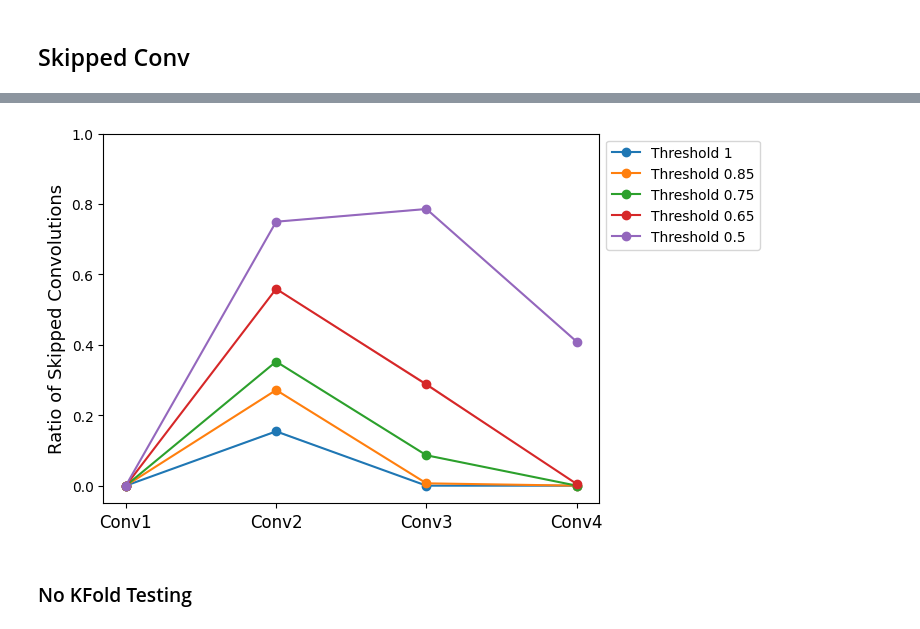
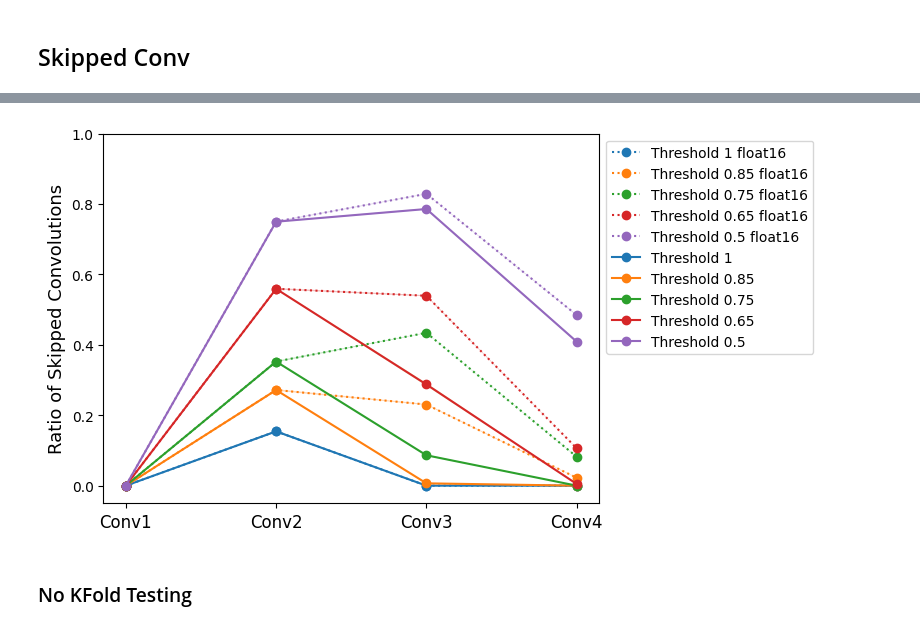
Before and after one commit to InesGP/UNET-nan-operations, a Jupyter notebook: mnist_usecase/NaN_MNIST.ipynb, the cells around one changed output, grey strips where cells are left out. Saved outputs shown, nothing was run; the diff lists cells and outputs as text; code cells hidden in the pictures.

```diff
--- a/mnist_usecase/NaN_MNIST.ipynb
+++ b/mnist_usecase/NaN_MNIST.ipynb
@@ -8,3 +8,20 @@ import numpy as np
 import re
 from collections import defaultdict
 from sklearn.metrics import precision_score, recall_score, f1_score, accuracy_score, classification_report
+# %%
+for thresh in ['1.0', '0.85', '0.75', '0.65', '0.5',]:
+    fig, axes = plt.subplots(1,4, figsize=(15,5))
+    for i in range(1,5):
+        layer = pickle.load(open(f'embeddings/conv{i}_{thresh}_float16.pkl', 'rb'))
+        # print(layer.shape)
+        sns.heatmap(layer[10,5], ax=axes[i-1])
+    fig.suptitle(f" {thresh} Pool")
+
+    fig, axes = plt.subplots(1,4, figsize=(15,5))
+    for i in range(1,5):
+        layer = pickle.load(open(f'embeddings/pool{i}_{thresh}_float16.pkl', 'rb'))
+        # print(layer.shape)
+        sns.heatmap(layer[10,5], ax=axes[i-1])
+
+    fig.suptitle(f" {thresh} Pool")
+    # break
@@ -58,7 +93,7 @@ thresh_mean
 # %% [markdown]
 ## Skipped Conv
 # %%
-def parse_folds(file_path, conv_and_acc=True):
+def parse_folds(file_path, conv_and_acc=True, cross_val_mean_loc=-3):
     # Initialize the nested result dictionary
     result = {}
 
@@ -89,8 +124,8 @@ def parse_folds(file_path, conv_and_acc=True):
         # Extract accuracy
         accuracy = None
         if "Accuracy" in lines[-1]:
-            if fold_key == 'fold5' and "Accuracy" in lines[-3]:
-                text = lines[-3]
+            if fold_key == 'fold5' and "Accuracy" in lines[cross_val_mean_loc]:
+                text = lines[cross_val_mean_loc]
             else:
                 text = lines[-1]
 
@@ -109,34 +144,43 @@ def parse_folds(file_path, conv_and_acc=True):
 # print(f"Baseline Accuracy Mean {np.mean(baseline_data)} Standard Deviation {np.std(baseline_data):.2f}")
 # print(baseline_data)
 
-thresh_mnist = {}
-for num, thresh in enumerate(['1', '0.85', '0.75', '0.65', '0.5' ]):
+colors = ['tab:blue', 'tab:orange', 'tab:green', 'tab:red', 'tab:purple']
 
-    thresh_mnist[thresh] = {}
-    file_path = f'slurm/nan_mnist_test_{num}.out'  # Replace with the actual file path
-    parsed_data = parse_folds(file_path)
+for file_path in ['nan_reducedprec_mnist_test', 'metrics/nan_mnist_test']:
+    if 'reduce' in file_path: precision = 'float16'
+    else: precision = ''
 
-    fold_skipconv = []
-    acc_metric = []
-    for fold in parsed_data:
-        # print(fold, parsed_data[fold].values())
-        fold_skipconv.append(list(parsed_data[fold].values())[:-1])
-        acc_metric.append(list(parsed_data[fold].values())[-1])
-        # plt.plot(list(parsed_data[fold].values())[1:-1], marker='o', label=f'Fold {fold}')
+    thresh_mnist = {}
+    for num, thresh in enumerate(['1', '0.85', '0.75', '0.65', '0.5' ]):
 
-    print(f"Threshold {thresh} Accuracy Mean {np.mean(acc_metric)} Standard Deviation {np.std(acc_metric):.2f}")
-    print(acc_metric)
-    avg = np.mean( np.array(fold_skipconv) , axis=0)
-    stdev = np.std( np.array(fold_skipconv) ,axis=0)
-    print(avg)
-    plt.plot(avg, marker='o', label=f'Threshold {thresh}')
-    plt.fill_between(range(len( np.array(fold_skipconv)[0] )), avg - stdev, avg + stdev, alpha=0.3)
-    plt.xticks(np.arange(4), ['Conv1', 'Conv2', 'Conv3', 'Conv4'], fontsize=12);
+        thresh_mnist[thresh] = {}
+        if precision == 'float16':
+            parsed_data = parse_folds(f'{file_path}_{num}.out', cross_val_mean_loc=-3)
+        else: parsed_data = parse_folds(f'{file_path}_{num}.out', cross_val_mean_loc=-3)
 
-# plt.legend()
-plt.ylim(-0.05,1)
-plt.ylabel("Ratio of Skipped Convolutions", fontsize=13)
-plt.legend(loc="upper left", bbox_to_anchor=(1, 1));
-# plt.title('Skipped Convolutions Averaged Across Folds');
-plt.savefig('/home/inesgp/mnist/mnist_skipconv.pdf', format="pdf", bbox_inches="tight")
+        fold_skipconv = []
+        acc_metric = []
+        for fold in parsed_data:
+            # print(fold, parsed_data[fold].values())
+            fold_skipconv.append(list(parsed_data[fold].values())[:-1])
+            acc_metric.append(list(parsed_data[fold].values())[-1])
+            # plt.plot(list(parsed_data[fold].values())[1:-1], marker='o', label=f'Fold {fold}')
+
+        print(f"Threshold {thresh} Accuracy Mean {np.mean(acc_metric)} Standard Deviation {np.std(acc_metric):.2f}")
+        print(acc_metric)
+        avg = np.mean( np.array(fold_skipconv) , axis=0)
+        stdev = np.std( np.array(fold_skipconv) ,axis=0)
+        if precision == 'float16':
+            plt.plot(avg, marker='o', linestyle='dotted', color=colors[num], label=f'Threshold {thresh} {precision}')
+        else:
+            plt.plot(avg, marker='o', color=colors[num], label=f'Threshold {thresh}')
+        plt.fill_between(range(len( np.array(fold_skipconv)[0] )), avg - stdev, avg + stdev, alpha=0.3)
+        plt.xticks(np.arange(4), ['Conv1', 'Conv2', 'Conv3', 'Conv4'], fontsize=12);
+
+    # plt.legend()
+    plt.ylim(-0.05,1)
+    plt.ylabel("Ratio of Skipped Convolutions", fontsize=13)
+    plt.legend(loc="upper left", bbox_to_anchor=(1, 1));
+    # plt.title('Skipped Convolutions Averaged Across Folds');
+    # plt.savefig('/home/inesgp/mnist/mnist_skipconv.pdf', format="pdf", bbox_inches="tight")
 # %% [output]
@@ -158,4 +207,4 @@ Threshold 0.5 Accuracy Mean 19.82 Standard Deviation 0.63
-[figure, old version]
+[figure, new version]
 # %% [markdown]
 ### No KFold Testing
 # %%
```
Also changed, not shown: parts of 4 cells of this notebook, 15 other files.
